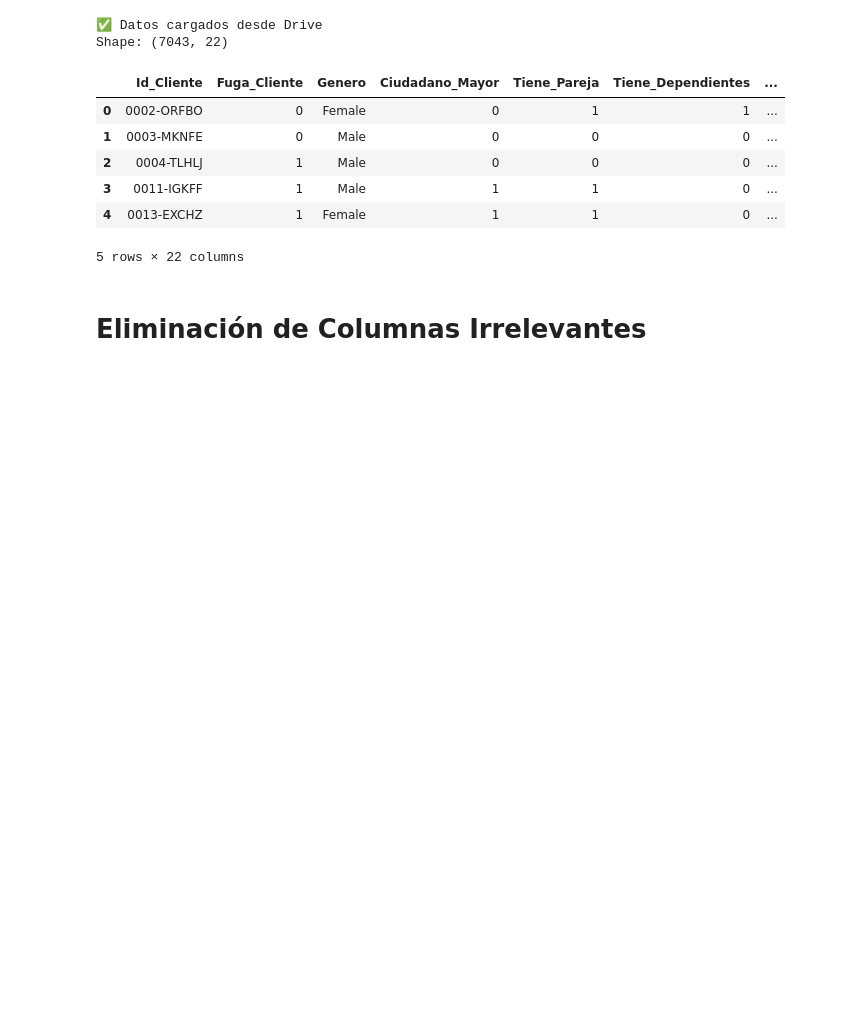
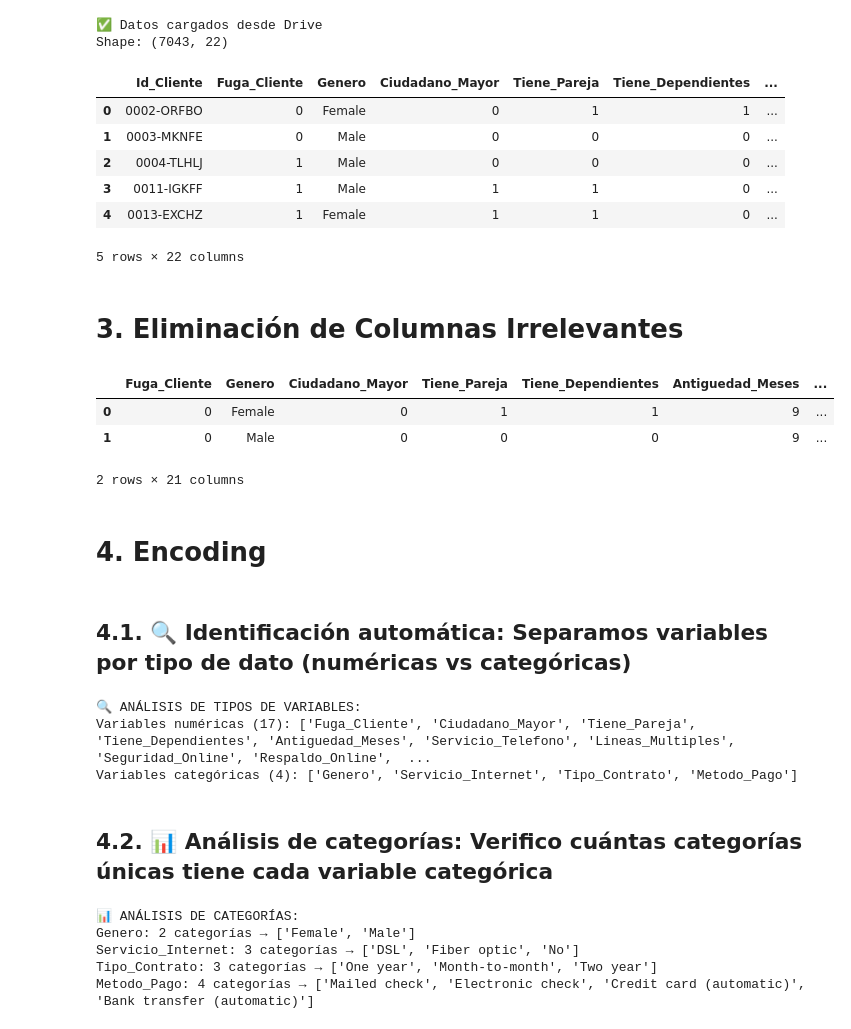
Before and after one commit to GuilleLondero/ML_challenge_one_DS_telecomX, a Jupyter notebook: Challenge_TelecomX2_ML.ipynb, the cells around one changed output. Drawn from its saved outputs; the diff is of its cells as text; code cells hidden in the pictures; blank space fills up the shorter version.

```diff
--- a/Challenge_TelecomX2_ML.ipynb
+++ b/Challenge_TelecomX2_ML.ipynb
@@ -31,4 +33,49 @@ df_ml_inicial.head()
 | 4 | 0013-EXCHZ | 1 | Female | 1 | 1 | 0 | ... |
 5 rows × 22 columns
 # %% [markdown]
-# **Eliminación de Columnas Irrelevantes**
+# **3. Eliminación de Columnas Irrelevantes**
+# %%
+# Identificar columnas a eliminar
+columnas_a_eliminar = ['Id_Cliente']  # ID único - no aporta valor predictivo
+
+# Crear dataset limpio sin columnas irrelevantes
+df_ml = df_ml_inicial.drop(columns=columnas_a_eliminar)
+# %%
+df_ml.head(2)
+# %% [output]
+|  | Fuga_Cliente | Genero | Ciudadano_Mayor | Tiene_Pareja | Tiene_Dependientes | Antiguedad_Meses | ... |
+| 0 | 0 | Female | 0 | 1 | 1 | 9 | ... |
+| 1 | 0 | Male | 0 | 0 | 0 | 9 | ... |
+2 rows × 21 columns
+# %% [markdown]
+# **4. Encoding**
+# %% [markdown]
+## **4.1. 🔍 Identificación automática: Separamos variables por tipo de dato (numéricas vs categóricas)**
+# %%
+# Identificar variables categóricas y numéricas
+numericas = df_ml.select_dtypes(include=['int64', 'float64']).columns.tolist()
+categoricas = df_ml.select_dtypes(include=['object']).columns.tolist()
+
+print("🔍 ANÁLISIS DE TIPOS DE VARIABLES:")
+print(f"Variables numéricas ({len(numericas)}): {numericas}")
+print(f"Variables categóricas ({len(categoricas)}): {categoricas}")
+# %% [output]
+🔍 ANÁLISIS DE TIPOS DE VARIABLES:
+Variables numéricas (17): ['Fuga_Cliente', 'Ciudadano_Mayor', 'Tiene_Pareja', 'Tiene_Dependientes', 'Antiguedad_Meses', 'Servicio_Telefono', 'Lineas_Multiples', 'Seguridad_Online', 'Respaldo_Online',  ...
+Variables categóricas (4): ['Genero', 'Servicio_Internet', 'Tipo_Contrato', 'Metodo_Pago']
+# %% [markdown]
+## **4.2. 📊 Análisis de categorías: Verifico cuántas categorías únicas tiene cada variable categórica**
+# %%
+# Analizar categorías únicas en variables categóricas
+if categoricas:
+    print("\n📊 ANÁLISIS DE CATEGORÍAS:")
+    for col in categoricas:
+        unique_vals = df_ml[col].nunique()
+        categories = df_ml[col].unique()
+        print(f"{col}: {unique_vals} categorías → {list(categories)}")
+# %% [output]
+📊 ANÁLISIS DE CATEGORÍAS:
+Genero: 2 categorías → ['Female', 'Male']
+Servicio_Internet: 3 categorías → ['DSL', 'Fiber optic', 'No']
+Tipo_Contrato: 3 categorías → ['One year', 'Month-to-month', 'Two year']
+Metodo_Pago: 4 categorías → ['Mailed check', 'Electronic check', 'Credit card (automatic)', 'Bank transfer (automatic)']
```
Also changed, not shown: parts of 21 cells of this notebook.
